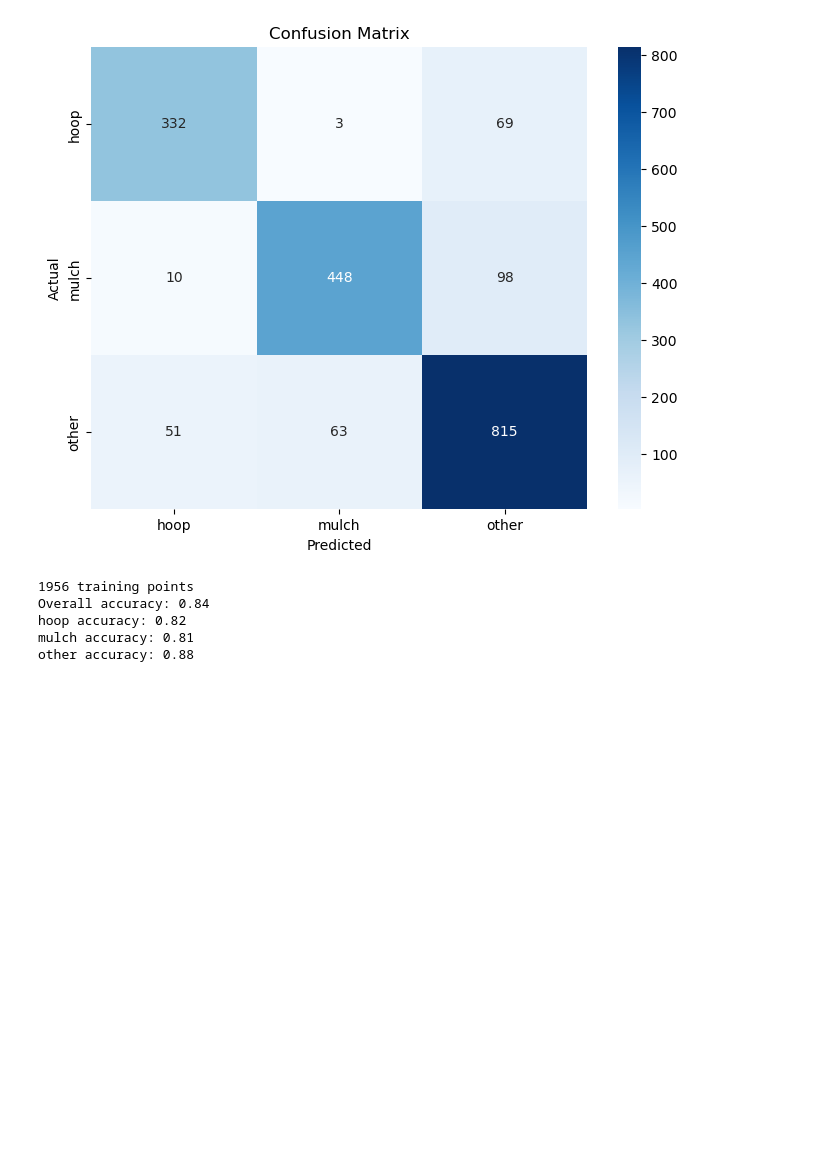
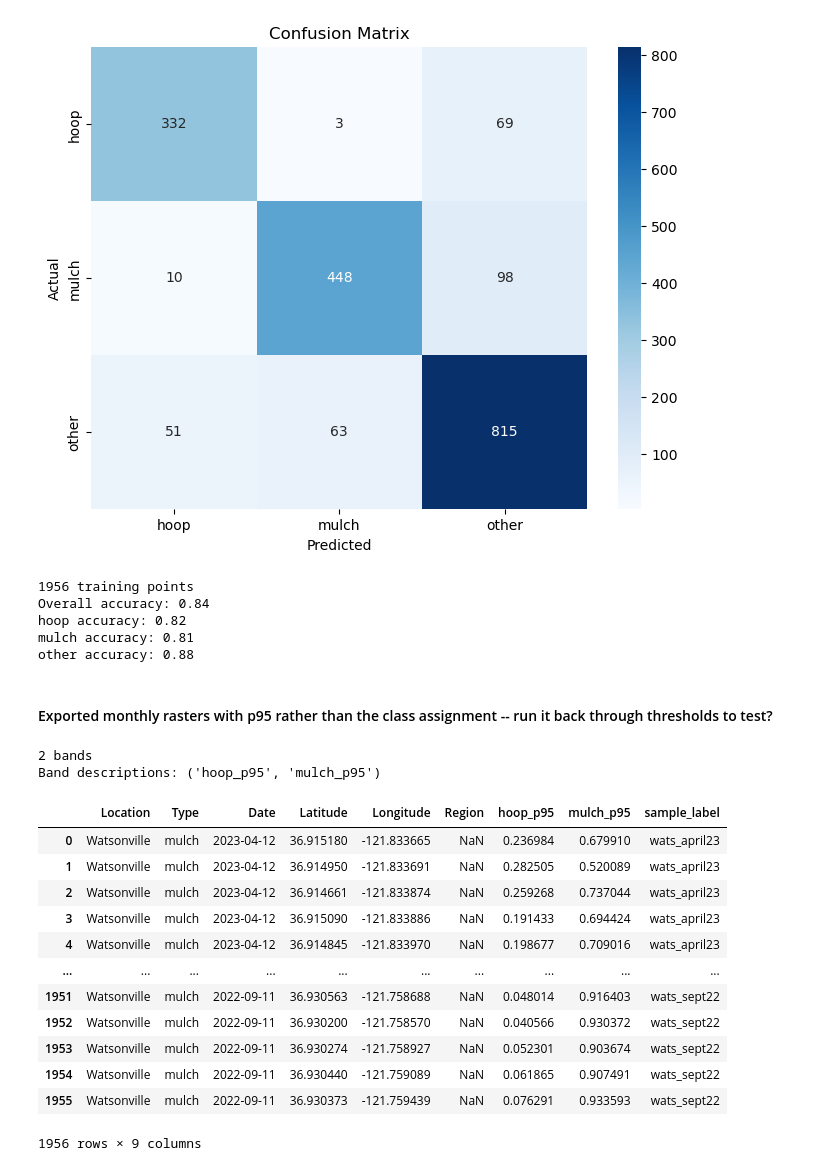
Before and after one commit to tnc-ca-geo/rs-ag-plastics, a Jupyter notebook: AT_Validation_Monthly_2025.ipynb, the cells around one changed output. Drawn from its saved outputs; the diff is of its cells as text; code cells hidden in the pictures; blank space fills up the shorter version.

```diff
--- a/AT_Validation_Monthly_2025.ipynb
+++ b/AT_Validation_Monthly_2025.ipynb
@@ -250,3 +247,65 @@ Overall accuracy: 0.84
 hoop accuracy: 0.82
 mulch accuracy: 0.81
 other accuracy: 0.88
+# %% [markdown]
+#### Exported monthly rasters with p95 rather than the class assignment -- run it back through thresholds to test?
+# %%
+wats_april23_prob = 'N:/OCEANS_Program/Plastics/Agricultural_Plastics/AgPlastics_Pro/EE_uploads_exports/v1_1/PlasticClass_SantaCruzCo_April2023_prob_v1_1.tif'
+ox_may23_prob = 'N:/OCEANS_Program/Plastics/Agricultural_Plastics/AgPlastics_Pro/EE_uploads_exports/v1_1/PlasticClass_VenturaCo_May2023_prob_v1_1.tif'
+sm_may23_prob = 'N:/OCEANS_Program/Plastics/Agricultural_Plastics/AgPlastics_Pro/EE_uploads_exports/v1_1/PlasticClass_SantaBarbaraCo_May2023_prob_v1_1.tif'
+ox_nov22_prob = 'N:/OCEANS_Program/Plastics/Agricultural_Plastics/AgPlastics_Pro/EE_uploads_exports/v1_1/PlasticClass_VenturaCo_Nov2022_prob_v1_1.tif'
+wats_sept22_prob = 'N:/OCEANS_Program/Plastics/Agricultural_Plastics/AgPlastics_Pro/EE_uploads_exports/v1_1/PlasticClass_SantaCruzCo_Sept2022_prob_v1_1.tif'
+
+# filter all_data_test to only points from a single date/area
+wats_april23 = all_data_test[all_data_test['Date'] == '2023-04-12'] # Watsonville points from April 12, 2023
+ox_may23 = all_data_test[all_data_test['Date'] == '2023-05-06'] # Oxnard points from May 6, 2023
+sm_may23 = all_data_test[all_data_test['Date'] == '2023-05-05'] # Santa Maria points from May 5, 2023
+ox_oct_nov22 = all_data_test[all_data_test['Date'].isin(['2022-10-01', '2022-11-01'])] # oct 1 is close enough to be considered against november classification
+wats_sept22 = all_data_test[all_data_test['Date'] == '2022-09-11'] # Watsonville points from September 11, 2022
+
+# List of (dataframe, raster_path, label) tuples
+samples = [
+    (wats_april23, wats_april23_prob, 'wats_april23'),
+    (ox_may23, ox_may23_prob, 'ox_may23'),
+    (sm_may23, sm_may23_prob, 'sm_may23'),
+    (ox_oct_nov22, ox_nov22_prob, 'ox_oct_nov22'),
+    (wats_sept22, wats_sept22_prob, 'wats_sept22')
+]
+
+with rasterio.open(wats_april23_prob) as src:
+    print(f"{src.count} bands")
+    print(f"Band descriptions: {src.descriptions}")
+
+dfs = []
+for df, raster, label in samples:
+    df = df.copy()
+    with rasterio.open(raster) as src:
+        coord_list = [(x, y) for x, y in zip(df["Longitude"], df["Latitude"])]
+        # Sample both bands: band 1 is hoop_p95 and band 2 is mulch_p95
+        sampled = list(src.sample(coord_list))
+        df['hoop_p95'] = [x[0] for x in sampled]
+        df['mulch_p95'] = [x[1] for x in sampled]
+    df['sample_label'] = label
+    dfs.append(df)
+
+all_sampled_probs = pd.concat(dfs, ignore_index=True)
+display(all_sampled_probs)
+
+# save as a csv for use in thresholding script
+# all_sampled_probs.to_csv('N:/OCEANS_Program/Plastics/Agricultural_Plastics/AgPlastics_Pro/thresholding/MonthlyClassifications_v1_1_probs.csv', index=False)
+# %% [output]
+2 bands
+Band descriptions: ('hoop_p95', 'mulch_p95')
+|  | Location | Type | Date | Latitude | Longitude | Region | hoop_p95 | mulch_p95 | sample_label |
+| 0 | Watsonville | mulch | 2023-04-12 | 36.915180 | -121.833665 | NaN | 0.236984 | 0.679910 | wats_april23 |
+| 1 | Watsonville | mulch | 2023-04-12 | 36.914950 | -121.833691 | NaN | 0.282505 | 0.520089 | wats_april23 |
+| 2 | Watsonville | mulch | 2023-04-12 | 36.914661 | -121.833874 | NaN | 0.259268 | 0.737044 | wats_april23 |
+| 3 | Watsonville | mulch | 2023-04-12 | 36.915090 | -121.833886 | NaN | 0.191433 | 0.694424 | wats_april23 |
+| 4 | Watsonville | mulch | 2023-04-12 | 36.914845 | -121.833970 | NaN | 0.198677 | 0.709016 | wats_april23 |
+| ... | ... | ... | ... | ... | ... | ... | ... | ... | ... |
+| 1951 | Watsonville | mulch | 2022-09-11 | 36.930563 | -121.758688 | NaN | 0.048014 | 0.916403 | wats_sept22 |
+| 1952 | Watsonville | mulch | 2022-09-11 | 36.930200 | -121.758570 | NaN | 0.040566 | 0.930372 | wats_sept22 |
+| 1953 | Watsonville | mulch | 2022-09-11 | 36.930274 | -121.758927 | NaN | 0.052301 | 0.903674 | wats_sept22 |
+| 1954 | Watsonville | mulch | 2022-09-11 | 36.930440 | -121.759089 | NaN | 0.061865 | 0.907491 | wats_sept22 |
+| 1955 | Watsonville | mulch | 2022-09-11 | 36.930373 | -121.759439 | NaN | 0.076291 | 0.933593 | wats_sept22 |
+1956 rows × 9 columns
```
Also changed, not shown: parts of 1 cell of this notebook, 1 other file.
